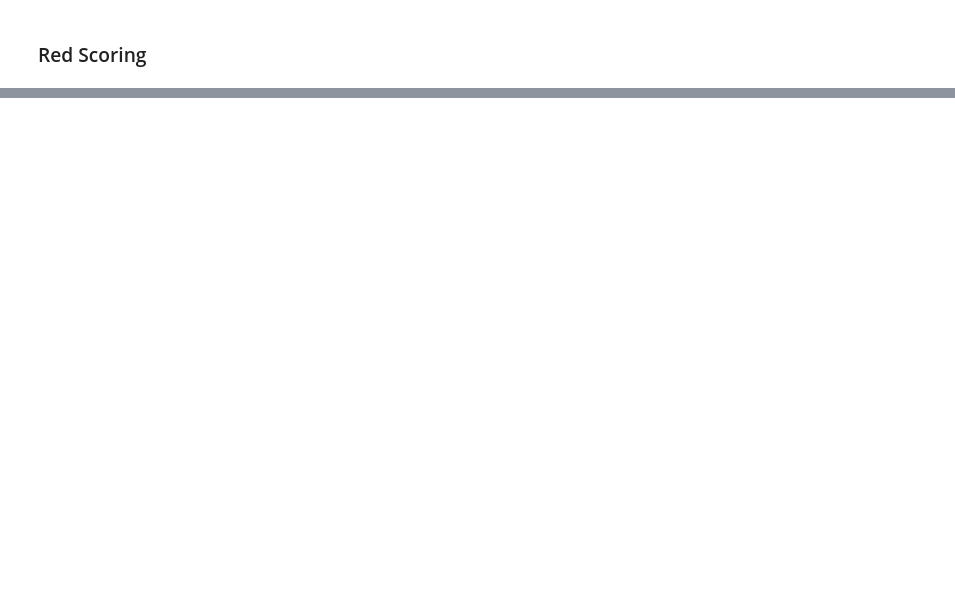
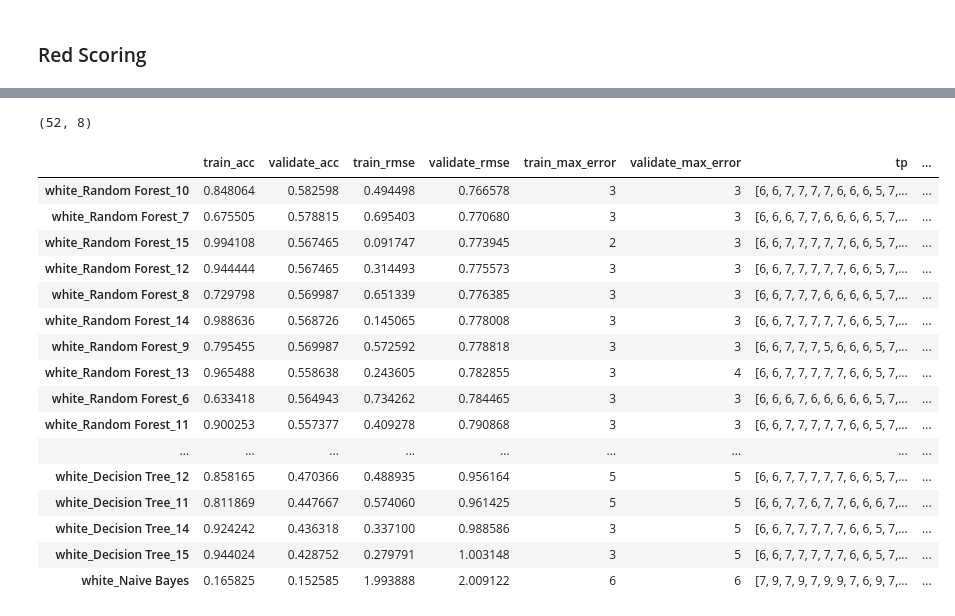
Before and after one commit to MrEnigmamgine/jtl_wine_quality, a Jupyter notebook: josh_classification_models.ipynb, the cells around one changed output, grey strips where cells are left out. Saved outputs shown, nothing was run; the diff lists cells and outputs as text; code cells hidden in the pictures; blank space fills up the shorter version.

```diff
--- a/josh_classification_models.ipynb
+++ b/josh_classification_models.ipynb
@@ -321,0 +357,3 @@ scores_df.sort_values('validate', ascending=False)
+# %%
+m_tw = prep_frame(tw, enc_w, scale_w, config_obj)
+m_vw = prep_frame(vw, enc_w, scale_w, config_obj)
@@ -321,0 +386,8 @@ scores_df.sort_values('validate', ascending=False)
+# %%
+import time
+for name, model in models_w.items():
+    # time.sleep(1)
+    start_time = time.time()
+    model.fit(m_tw['X'], m_tw['y'])
+    stop_time = time.time()
+    # print(f'Fit {name} in {stop_time-start_time}')
@@ -321,0 +411,45 @@ scores_df.sort_values('validate', ascending=False)
+# %%
+from sklearn.metrics import accuracy_score, mean_squared_error, max_error
+scores = {}
+for name, model in models_w.items():
+    # time.sleep(1)
+    start_time = time.time()
+    tp = model.predict(m_tw['X'])
+    vp = model.predict(m_vw['X'])
+    scores[f'white_{name}'] = {
+        'train_acc': accuracy_score(m_tw['y'], tp),
+        'validate_acc': accuracy_score(m_vw['y'], vp),
+        'train_rmse' : mean_squared_error(m_tw['y'], tp, squared=False),
+        'validate_rmse' : mean_squared_error(m_vw['y'], vp, squared=False),
+        'train_max_error': max_error(m_tw['y'], tp),
+        'validate_max_error': max_error(m_vw['y'], vp),
+        'tp': tp,
+        'vp': vp
+    }
+    stop_time = time.time()
+    # print(f'{name} predicted in {stop_time-start_time}')
+# %%
+scores_df_w = pd.DataFrame.from_dict(scores, orient='index')
+scores_df_w.shape
+# %% [output]
+(52, 8)
+# %%
+scores_df_w.sort_values('validate_rmse', ascending=True)
+# %% [output]
+|  | train_acc | validate_acc | train_rmse | validate_rmse | train_max_error | validate_max_error | tp | ... |
+| white_Random Forest_10 | 0.848064 | 0.582598 | 0.494498 | 0.766578 | 3 | 3 | [6, 6, 7, 7, 7, 7, 6, 6, 6, 5, 7,... | ... |
+| white_Random Forest_7 | 0.675505 | 0.578815 | 0.695403 | 0.770680 | 3 | 3 | [6, 6, 6, 7, 7, 6, 6, 6, 6, 5, 7,... | ... |
+| white_Random Forest_15 | 0.994108 | 0.567465 | 0.091747 | 0.773945 | 2 | 3 | [6, 6, 7, 7, 7, 7, 7, 6, 6, 5, 7,... | ... |
+| white_Random Forest_12 | 0.944444 | 0.567465 | 0.314493 | 0.775573 | 3 | 3 | [6, 6, 7, 7, 7, 7, 7, 6, 6, 5, 7,... | ... |
+| white_Random Forest_8 | 0.729798 | 0.569987 | 0.651339 | 0.776385 | 3 | 3 | [6, 6, 7, 7, 7, 6, 6, 6, 6, 5, 7,... | ... |
+| white_Random Forest_14 | 0.988636 | 0.568726 | 0.145065 | 0.778008 | 3 | 3 | [6, 6, 7, 7, 7, 7, 7, 6, 6, 5, 7,... | ... |
+| white_Random Forest_9 | 0.795455 | 0.569987 | 0.572592 | 0.778818 | 3 | 3 | [6, 6, 7, 7, 7, 5, 6, 6, 6, 5, 7,... | ... |
+| white_Random Forest_13 | 0.965488 | 0.558638 | 0.243605 | 0.782855 | 3 | 4 | [6, 6, 7, 7, 7, 7, 7, 6, 6, 5, 7,... | ... |
+| white_Random Forest_6 | 0.633418 | 0.564943 | 0.734262 | 0.784465 | 3 | 3 | [6, 6, 6, 7, 6, 6, 6, 6, 6, 5, 7,... | ... |
+| white_Random Forest_11 | 0.900253 | 0.557377 | 0.409278 | 0.790868 | 3 | 3 | [6, 6, 7, 7, 7, 7, 7, 6, 6, 5, 7,... | ... |
+| ... | ... | ... | ... | ... | ... | ... | ... | ... |
+| white_Decision Tree_12 | 0.858165 | 0.470366 | 0.488935 | 0.956164 | 5 | 5 | [6, 6, 7, 7, 7, 7, 7, 6, 6, 5, 7,... | ... |
+| white_Decision Tree_11 | 0.811869 | 0.447667 | 0.574060 | 0.961425 | 5 | 5 | [6, 6, 7, 7, 6, 7, 7, 6, 6, 6, 7,... | ... |
+| white_Decision Tree_14 | 0.924242 | 0.436318 | 0.337100 | 0.988586 | 3 | 5 | [6, 6, 7, 7, 7, 7, 7, 6, 6, 5, 7,... | ... |
+| white_Decision Tree_15 | 0.944024 | 0.428752 | 0.279791 | 1.003148 | 3 | 5 | [6, 6, 7, 7, 7, 7, 7, 6, 6, 5, 7,... | ... |
+| white_Naive Bayes | 0.165825 | 0.152585 | 1.993888 | 2.009122 | 6 | 6 | [7, 9, 7, 9, 7, 9, 9, 7, 6, 9, 7,... | ... |
```
Also changed, not shown: parts of 17 cells of this notebook, 1 other file.
